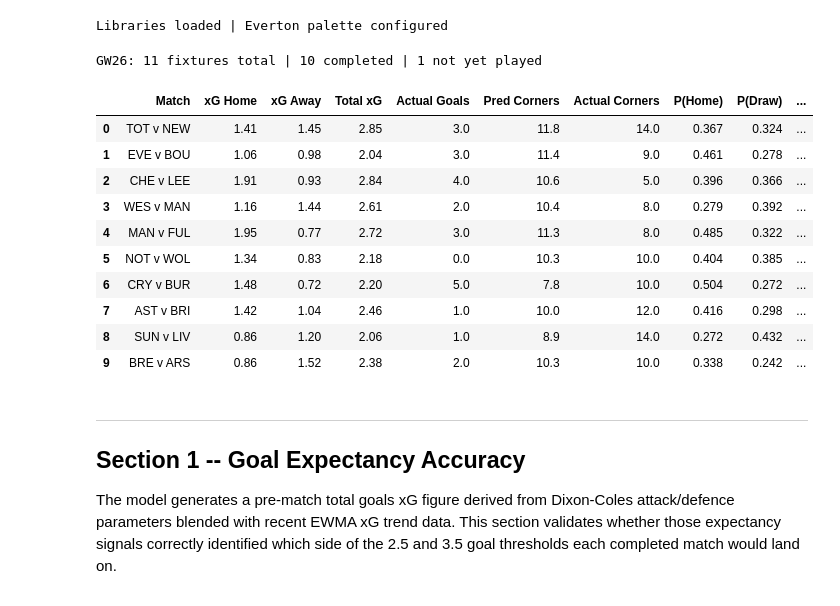
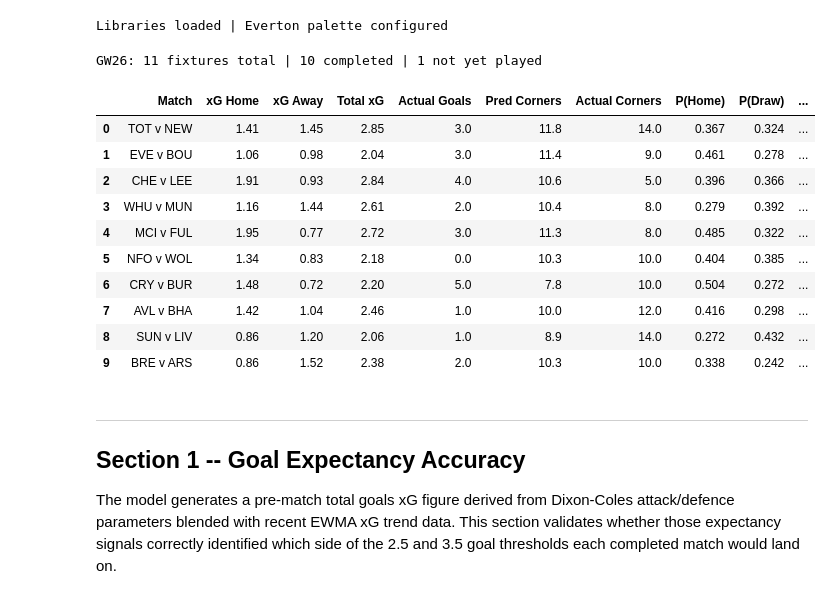
Before and after one commit to vkenard/football-performance-analytics, a Jupyter notebook: gw26_gamestate_and_variance_autopsy.ipynb, the cells around one changed output. Drawn from its saved outputs; the diff is of its cells as text; code cells hidden in the pictures.

```diff
--- a/gw26_gamestate_and_variance_autopsy.ipynb
+++ b/gw26_gamestate_and_variance_autopsy.ipynb
@@ -49,8 +49,32 @@ Libraries loaded | Everton palette configured
 GW26_CSV = '../03_DATA__Match_Features_Predictions/GW26_PREDICTION_MARKET_COMPARISON.csv'
 gw_raw = pd.read_csv(GW26_CSV)
 
+# ── Official EPL 3-letter abbreviations ───────────────────────────────────────
+TEAM_ABBR = {
+    'Manchester United': 'MUN', 'Man United': 'MUN', 'Man Utd': 'MUN',
+    'Manchester City':   'MCI', 'Man City':   'MCI',
+    'West Ham':          'WHU', 'West Ham United': 'WHU',
+    'Tottenham':         'TOT', 'Tottenham Hotspur': 'TOT', 'Spurs': 'TOT',
+    'Chelsea':           'CHE', 'Arsenal':    'ARS', 'Liverpool': 'LIV',
+    'Newcastle':         'NEW', 'Newcastle United': 'NEW',
+    'Aston Villa':       'AVL', 'Brighton':   'BHA', 'Brighton & Hove Albion': 'BHA',
+    'Fulham':            'FUL', 'Brentford':  'BRE', 'Wolves': 'WOL',
+    'Wolverhampton':     'WOL', 'Wolverhampton Wanderers': 'WOL',
+    'Crystal Palace':    'CRY', 'Everton':    'EVE', 'Leicester': 'LEI',
+    'Leicester City':    'LEI', 'Bournemouth': 'BOU', 'AFC Bournemouth': 'BOU',
+    'Nottingham Forest': 'NFO', "Nott'm Forest": 'NFO',
+    'Southampton':       'SOU', 'Ipswich':    'IPS', 'Ipswich Town': 'IPS',
+    'West Brom':         'WBA', 'Burnley':    'BUR', 'Sheffield United': 'SHU',
+    'Luton':             'LUT', 'Luton Town': 'LUT',
+}
+
+def make_label(home, away):
+    h = TEAM_ABBR.get(home, home[:3].upper())
+    a = TEAM_ABBR.get(away, away[:3].upper())
+    return f"{h} v {a}"
+
 gw_raw['match_label'] = gw_raw.apply(
-    lambda r: f"{r['Home'][:3].upper()} v {r['Away'][:3].upper()}", axis=1)
+    lambda r: make_label(r['Home'], r['Away']), axis=1)
 
 # Probabilities stored as percentages (e.g. 36.7 = 36.7%) -- normalise to 0-1
 for col in ['Blend_H', 'Blend_D', 'Blend_A', 'Over_2.5', 'Over_3.5']:
@@ -59,38 +83,38 @@ for col in ['Blend_H', 'Blend_D', 'Blend_A', 'Over_2.5', 'Over_3.5']:
 
 # Separate completed fixtures from those not yet played
 gw = gw_raw[gw_raw['actual_total_goals'].notna()].copy().reset_index(drop=True)
 n_played = len(gw)
 n_total  = len(gw_raw)
 print(f"GW26: {n_total} fixtures total | {n_played} completed | {n_total - n_played} not yet played")
 
 # Derived corner columns (on completed matches)
 gw['pred_corners_total'] = gw['Corners_Home'] + gw['Corners_Away']
 def safe_corners(row):
     if pd.notna(row['HC']) and pd.notna(row['AC']):
         return row['HC'] + row['AC']
     return row['actual_corners_total']
 gw['actual_c'] = gw.apply(safe_corners, axis=1)
 
 # Clean display table
 display_cols = ['match_label', 'xG_Home', 'xG_Away', 'Total_Goals_xG',
                 'actual_total_goals', 'pred_corners_total', 'actual_c',
                 'Blend_H', 'Blend_D', 'Blend_A', 'actual_result', 'blend_pick_correct']
 display_df = gw[display_cols].copy()
 display_df.columns = ['Match', 'xG Home', 'xG Away', 'Total xG',
                       'Actual Goals', 'Pred Corners', 'Actual Corners',
                       'P(Home)', 'P(Draw)', 'P(Away)', 'Result', 'Correct']
 display_df.round(3)
 # %% [output]
 GW26: 11 fixtures total | 10 completed | 1 not yet played
 |  | Match | xG Home | xG Away | Total xG | Actual Goals | Pred Corners | Actual Corners | P(Home) | P(Draw) | ... |
 | 0 | TOT v NEW | 1.41 | 1.45 | 2.85 | 3.0 | 11.8 | 14.0 | 0.367 | 0.324 | ... |
 | 1 | EVE v BOU | 1.06 | 0.98 | 2.04 | 3.0 | 11.4 | 9.0 | 0.461 | 0.278 | ... |
 | 2 | CHE v LEE | 1.91 | 0.93 | 2.84 | 4.0 | 10.6 | 5.0 | 0.396 | 0.366 | ... |
-| 3 | WES v MAN | 1.16 | 1.44 | 2.61 | 2.0 | 10.4 | 8.0 | 0.279 | 0.392 | ... |
-| 4 | MAN v FUL | 1.95 | 0.77 | 2.72 | 3.0 | 11.3 | 8.0 | 0.485 | 0.322 | ... |
-| 5 | NOT v WOL | 1.34 | 0.83 | 2.18 | 0.0 | 10.3 | 10.0 | 0.404 | 0.385 | ... |
+| 3 | WHU v MUN | 1.16 | 1.44 | 2.61 | 2.0 | 10.4 | 8.0 | 0.279 | 0.392 | ... |
+| 4 | MCI v FUL | 1.95 | 0.77 | 2.72 | 3.0 | 11.3 | 8.0 | 0.485 | 0.322 | ... |
+| 5 | NFO v WOL | 1.34 | 0.83 | 2.18 | 0.0 | 10.3 | 10.0 | 0.404 | 0.385 | ... |
 | 6 | CRY v BUR | 1.48 | 0.72 | 2.20 | 5.0 | 7.8 | 10.0 | 0.504 | 0.272 | ... |
-| 7 | AST v BRI | 1.42 | 1.04 | 2.46 | 1.0 | 10.0 | 12.0 | 0.416 | 0.298 | ... |
+| 7 | AVL v BHA | 1.42 | 1.04 | 2.46 | 1.0 | 10.0 | 12.0 | 0.416 | 0.298 | ... |
 | 8 | SUN v LIV | 0.86 | 1.20 | 2.06 | 1.0 | 8.9 | 14.0 | 0.272 | 0.432 | ... |
 | 9 | BRE v ARS | 0.86 | 1.52 | 2.38 | 2.0 | 10.3 | 10.0 | 0.338 | 0.242 | ... |
 # %% [markdown]
```
Also changed, not shown: parts of 4 cells of this notebook, 6 other files.
